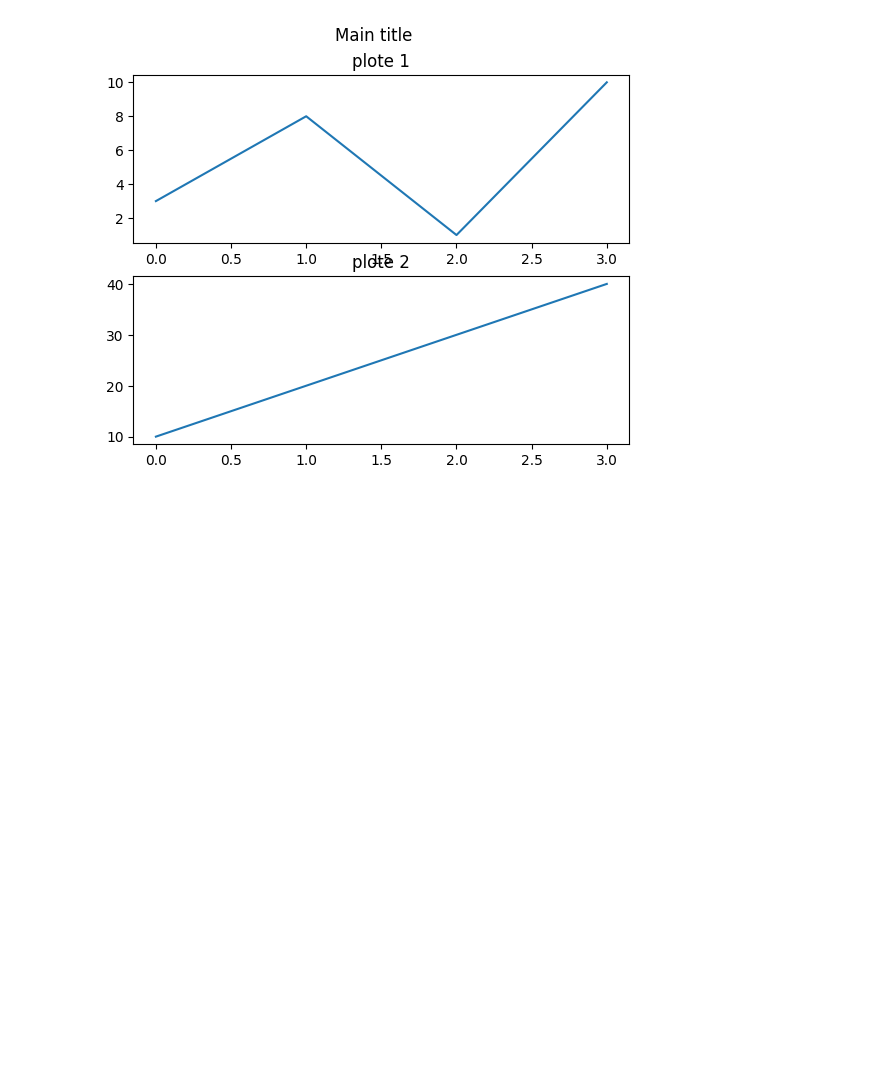
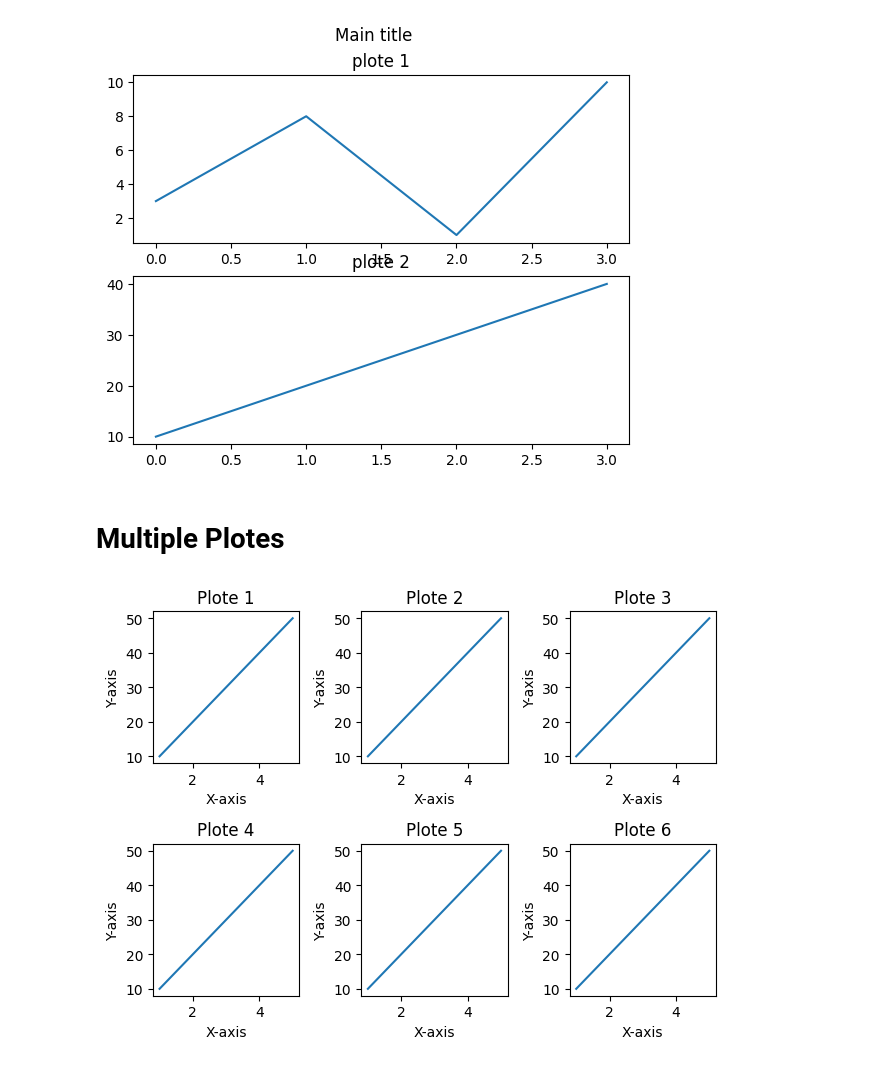
Before and after one commit to SagilKureshi/Python, a Jupyter notebook: plots.ipynb, the cells around one changed output. Saved outputs shown, nothing was run; the diff lists cells and outputs as text; code cells hidden in the pictures; blank space fills up the shorter version.

Commit message:
modified plots.ipyng

```diff
--- a/plots.ipynb
+++ b/plots.ipynb
@@ -62,3 +61,48 @@ plt.suptitle("Main title")
 plt.show()
 # %% [output]
 [figure]
+# %% [markdown]
+# Multiple Plotes
+# %%
+x = [1,2,3,4,5]
+y = [10,20,30,40,50]
+
+plt.subplot(2,3,1)
+plt.plot(x,y)
+plt.xlabel("X-axis")
+plt.ylabel("Y-axis")
+plt.title("Plote 1")
+
+
+plt.subplot(2,3,2)
+plt.plot(x,y)
+plt.xlabel("X-axis")
+plt.ylabel("Y-axis")
+plt.title("Plote 2")
+
+plt.subplot(2,3,3)
+plt.plot(x,y)
+plt.xlabel("X-axis")
+plt.ylabel("Y-axis")
+plt.title("Plote 3")
+
+plt.subplot(2,3,4)
+plt.plot(x,y)
+plt.xlabel("X-axis")
+plt.ylabel("Y-axis")
+plt.title("Plote 4")
+
+plt.subplot(2,3,5)
+plt.plot(x,y)
+plt.xlabel("X-axis")
+plt.ylabel("Y-axis")
+plt.title("Plote 5")
+
+plt.subplot(2,3,6)
+plt.plot(x,y)
+plt.xlabel("X-axis")
+plt.ylabel("Y-axis")
+plt.title("Plote 6")
+plt.tight_layout()
+# %% [output]
+[figure, added]
```
Also changed, not shown: parts of 5 cells of this notebook.
